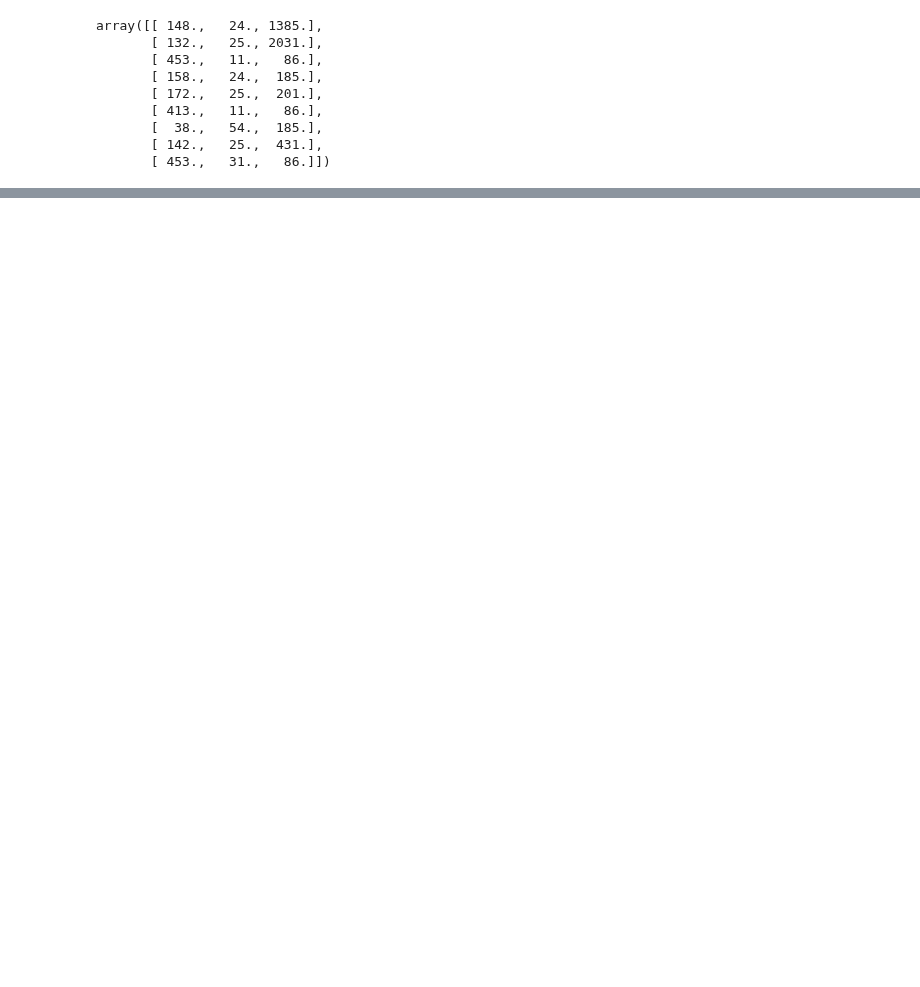
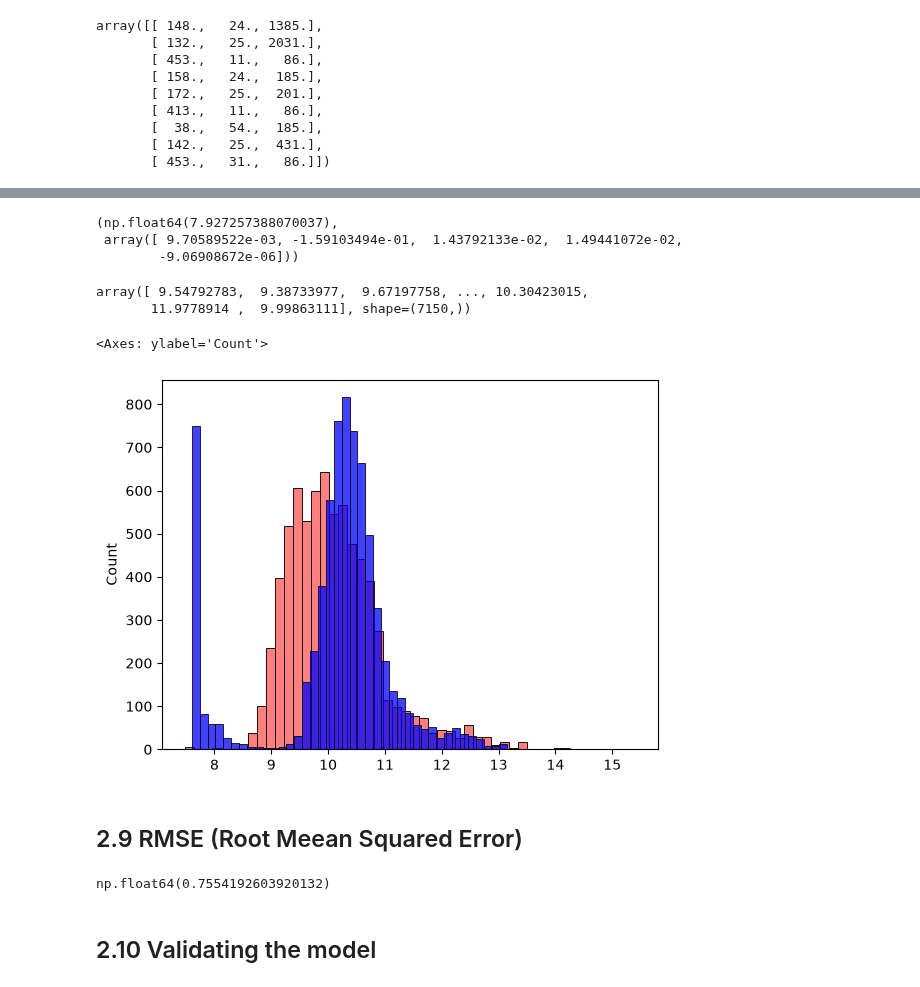
Before and after one commit to part4234/machine-learning-zoomcamp, a Jupyter notebook: 02-regression/notes.ipynb, the cells around one changed output, grey strips where cells are left out. Saved outputs shown, nothing was run; the diff lists cells and outputs as text; code cells hidden in the pictures; blank space fills up the shorter version.

```diff
--- a/02-regression/notes.ipynb
+++ b/02-regression/notes.ipynb
@@ -400,0 +411,4 @@ train_linear_regression(X_original, y)
+# %%
+base = ['engine_hp', 'engine_cylinders', 'highway_mpg', 'city_mpg', 'popularity']
+
+df_train[base]
@@ -400,0 +429,28 @@ train_linear_regression(X_original, y)
+# %%
+df_train[base].isna().sum()
+
+# 0 is not the best way to deal with missinng variable, but sometimes okay.
+# Can fill with mean value instead
+
+X_train = df_train[base].fillna(0).values
+# %%
+w0, w = train_linear_regression(X_train, y_train)
+w0, w
+# %% [output]
+(np.float64(7.927257388070037),
+ array([ 9.70589522e-03, -1.59103494e-01,  1.43792133e-02,  1.49441072e-02,
+        -9.06908672e-06]))
+# %%
+y_pred = w0 + X_train.dot(w)
+y_pred
+# %% [output]
+array([ 9.54792783,  9.38733977,  9.67197758, ..., 10.30423015,
+       11.9778914 ,  9.99863111], shape=(7150,))
+# %%
+sns.histplot(y_pred, color='red', alpha=0.5, bins=50) # prediction
+sns.histplot(y_train, color='blue', bins=50) # target
+# %% [output]
+<Axes: ylabel='Count'>
+[figure, added]
+# %% [markdown]
+## 2.9 RMSE (Root Meean Squared Error)
@@ -400,0 +462,6 @@ train_linear_regression(X_original, y)
+# %%
+rmse(y_train, y_pred)
+# %% [output]
+np.float64(0.7554192603920132)
+# %% [markdown]
+## 2.10 Validating the model
```
Also changed, not shown: parts of 50 cells of this notebook, 1 other file.
